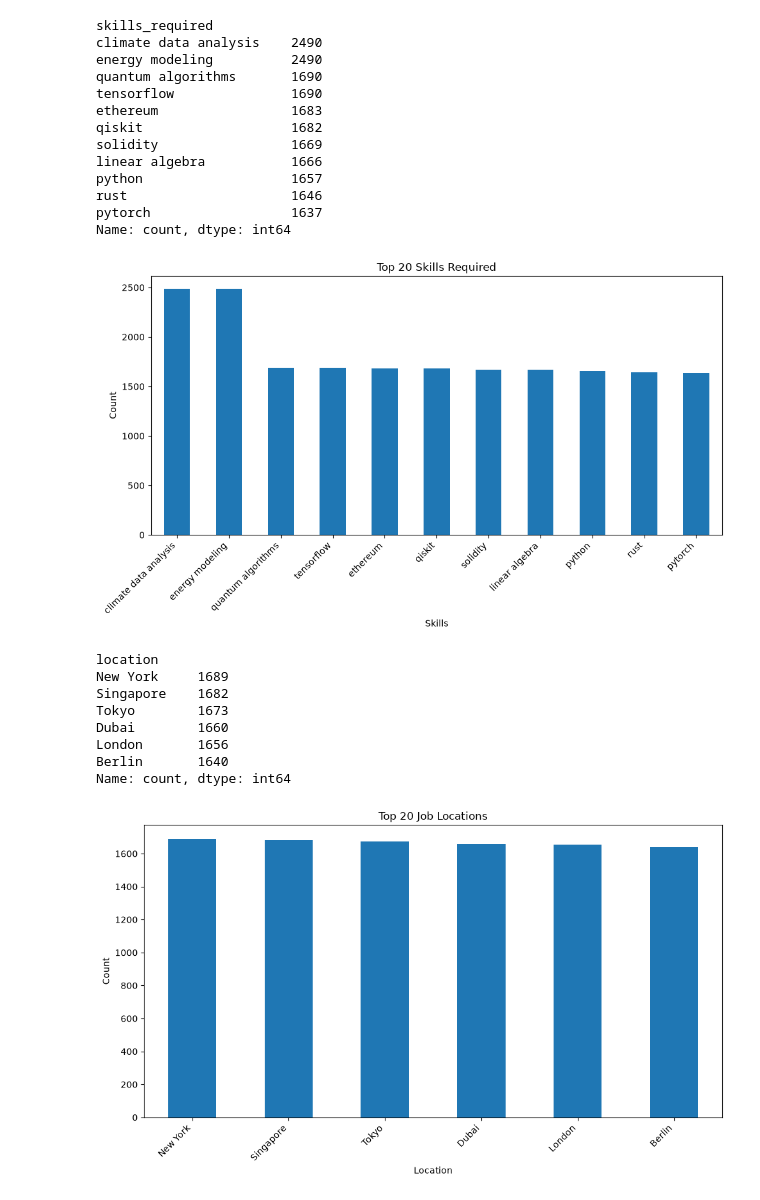
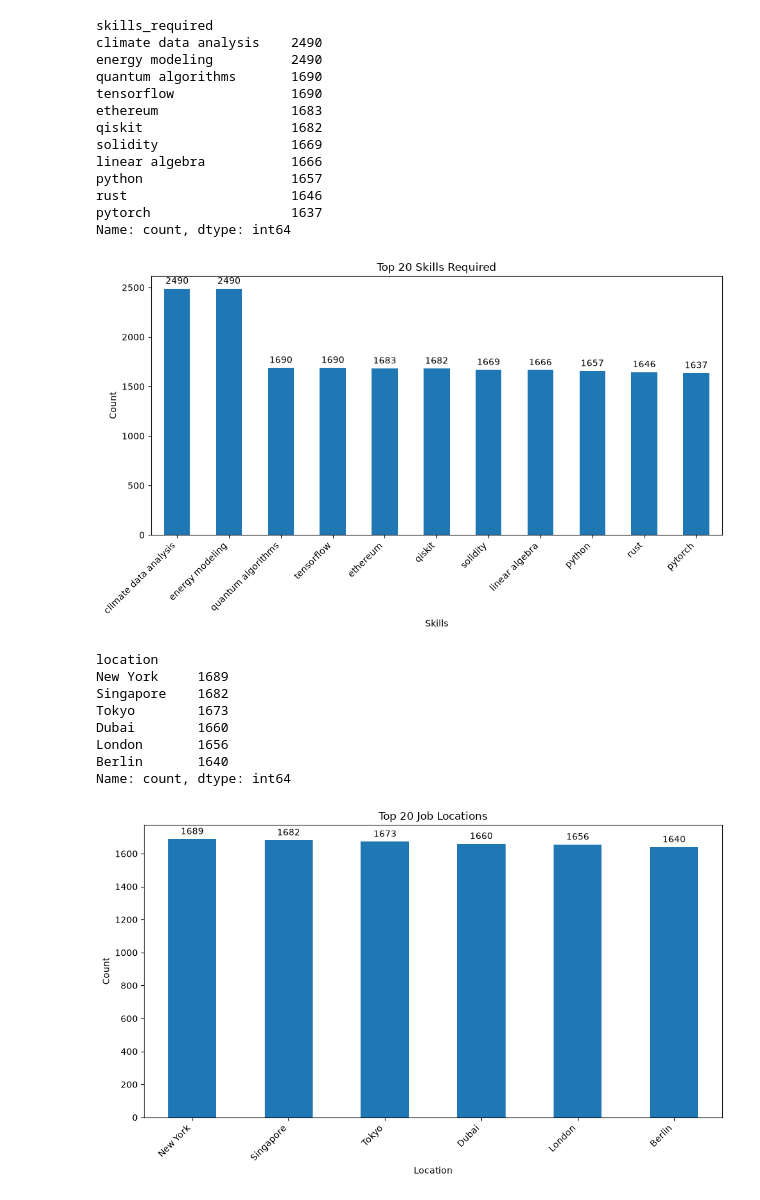
Before and after one commit to mohak201/AI-Workflow-Intelligence-, a Jupyter notebook: notebooks/stage2_eda.ipynb, the cells around one changed output. Saved outputs shown, nothing was run; the diff lists cells and outputs as text; code cells hidden in the pictures.

```diff
--- a/notebooks/stage2_eda.ipynb
+++ b/notebooks/stage2_eda.ipynb
@@ -236,16 +245,25 @@ Name: count, dtype: int64
 # %%
 import matplotlib.pyplot as plt
 
 count = all_skills.value_counts()
-count.head(20).plot(kind="bar", figsize=(10, 6))
+lb = count.head(20).plot(kind="bar", figsize=(10, 6))
+lb.bar_label(lb.containers[0], padding=3)
+
 plt.xlabel("Skills")
 plt.ylabel("Count")
 plt.title("Top 20 Skills Required")
 plt.xticks(rotation=45, ha="right")
+
+plt.savefig(
+    "../outputs/charts/Skills.png",
+    dpi=300,
+    bbox_inches="tight"
+)
+
 plt.tight_layout()
 plt.show()
 # %% [output]
-[figure, old version]
+[figure, new version]
 # %%
 top_locations = jobs_df["location"].value_counts()
 top_locations.head(20)
@@ -261,14 +279,23 @@ Name: count, dtype: int64
 # %%
 import matplotlib.pyplot as plt
 
-top_locations.head(20).plot(kind="bar",figsize=(10,6))
+lb = top_locations.head(20).plot(kind="bar",figsize=(10,6))
+lb.bar_label(lb.containers[0], padding=3)
+
 plt.xlabel("Location")
 plt.ylabel("Count")
 plt.title("Top 20 Job Locations")
 plt.xticks(rotation=45, ha="right")
+
+plt.savefig(
+    "../outputs/charts/Locations.png",
+    dpi=300,
+    bbox_inches="tight"
+)
+
 plt.tight_layout()
 # %% [output]
-[figure, old version]
+[figure, new version]
 # %%
 jobs_df.head(5)
 # %% [output]
```
Also changed, not shown: parts of 8 cells of this notebook, 8 other files.
